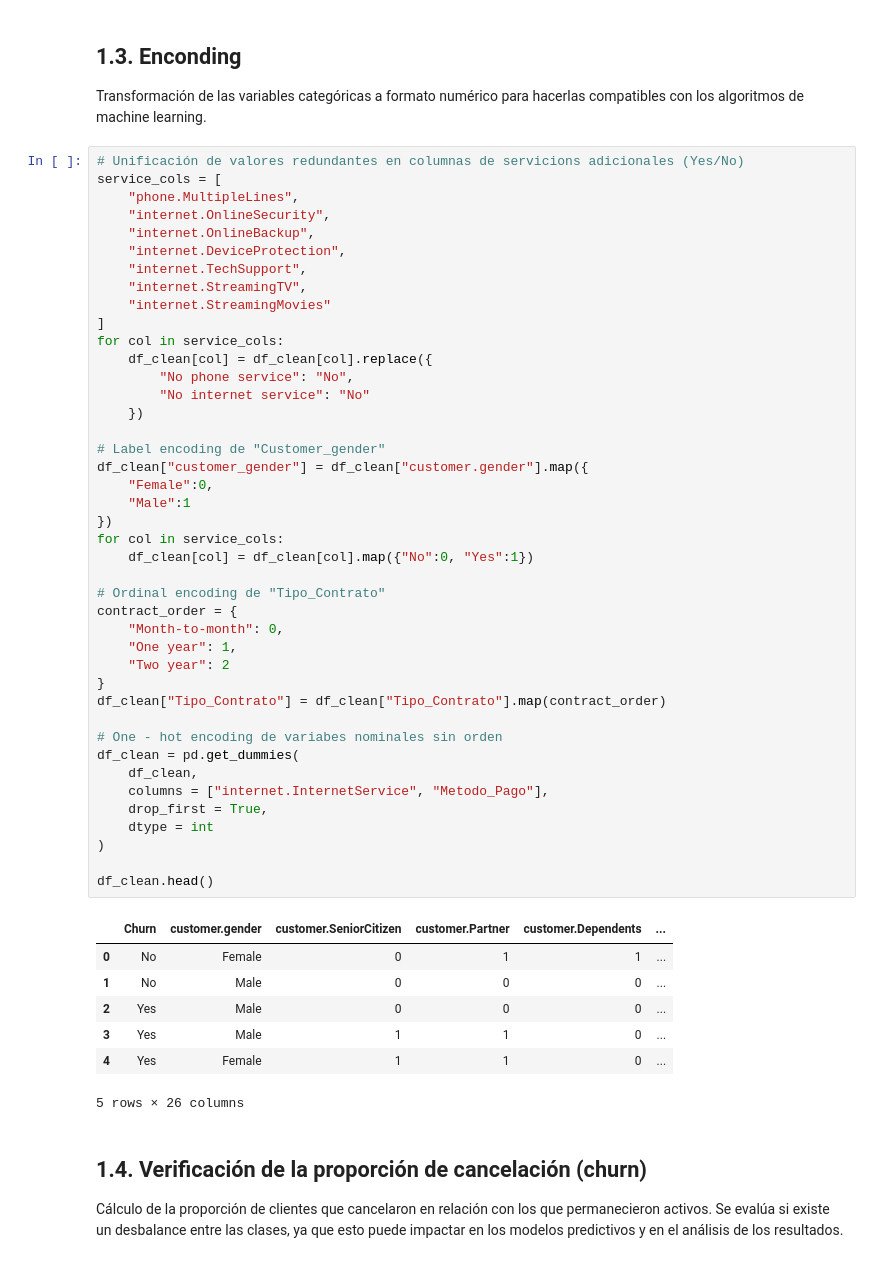
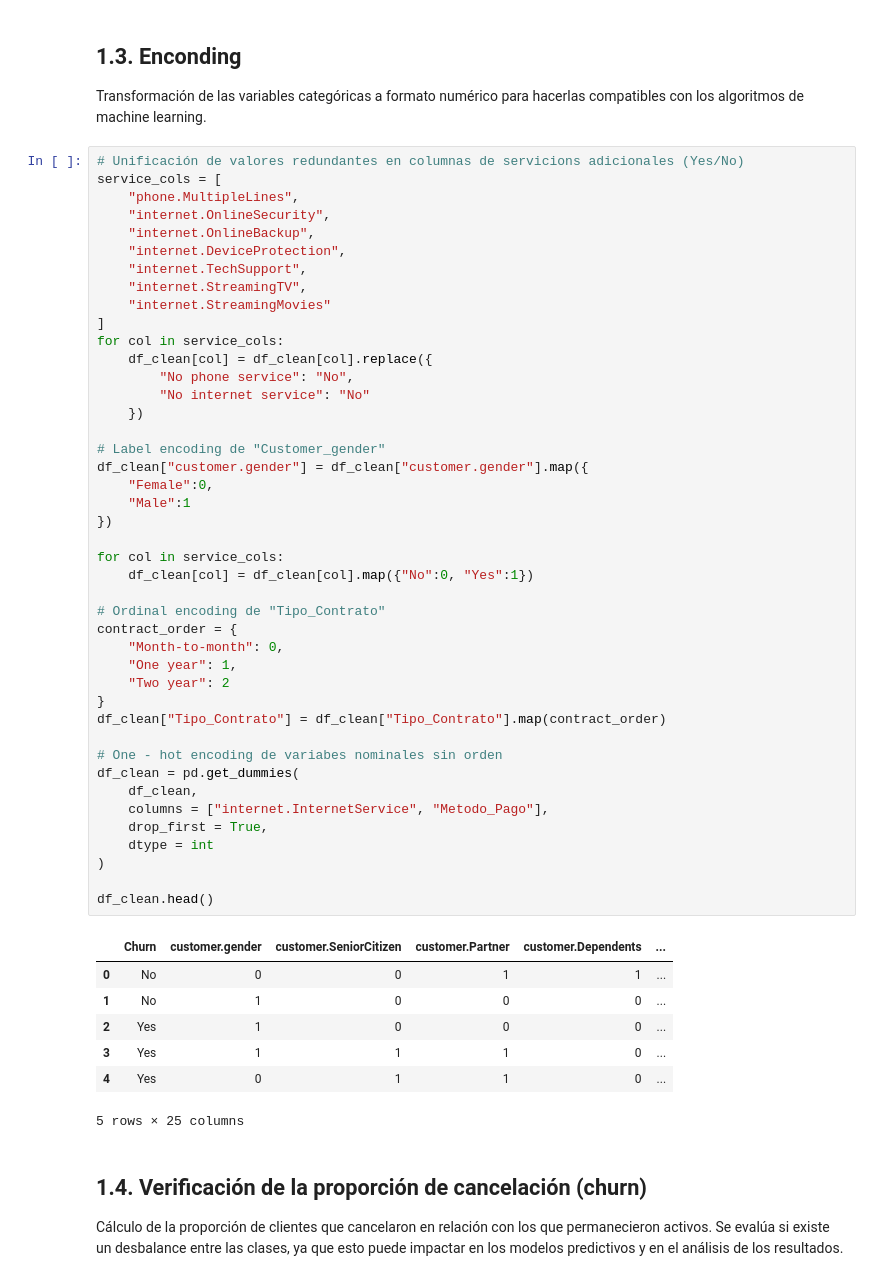
Before and after one commit to aaizaguirre/challenge_telecomX_analisis_evasion_clientes, a Jupyter notebook: telecomX_latam.ipynb, the cells around one changed output. Drawn from its saved outputs; the diff is of its cells as text.

```diff
--- a/telecomX_latam.ipynb
+++ b/telecomX_latam.ipynb
@@ -104,40 +104,41 @@ for col in service_cols:
         "No phone service": "No",
         "No internet service": "No"
     })
 
 # Label encoding de "Customer_gender"
-df_clean["customer_gender"] = df_clean["customer.gender"].map({
+df_clean["customer.gender"] = df_clean["customer.gender"].map({
     "Female":0,
     "Male":1
 })
+
 for col in service_cols:
     df_clean[col] = df_clean[col].map({"No":0, "Yes":1})
 
 # Ordinal encoding de "Tipo_Contrato"
 contract_order = {
     "Month-to-month": 0,
     "One year": 1,
     "Two year": 2
 }
 df_clean["Tipo_Contrato"] = df_clean["Tipo_Contrato"].map(contract_order)
 
 # One - hot encoding de variabes nominales sin orden
 df_clean = pd.get_dummies(
     df_clean,
     columns = ["internet.InternetService", "Metodo_Pago"],
     drop_first = True,
     dtype = int
 )
 
 df_clean.head()
 # %% [output]
 |  | Churn | customer.gender | customer.SeniorCitizen | customer.Partner | customer.Dependents | ... |
-| 0 | No | Female | 0 | 1 | 1 | ... |
-| 1 | No | Male | 0 | 0 | 0 | ... |
-| 2 | Yes | Male | 0 | 0 | 0 | ... |
-| 3 | Yes | Male | 1 | 1 | 0 | ... |
-| 4 | Yes | Female | 1 | 1 | 0 | ... |
+| 0 | No | 0 | 0 | 1 | 1 | ... |
+| 1 | No | 1 | 0 | 0 | 0 | ... |
+| 2 | Yes | 1 | 0 | 0 | 0 | ... |
+| 3 | Yes | 1 | 1 | 1 | 0 | ... |
+| 4 | Yes | 0 | 1 | 1 | 0 | ... |
-5 rows × 26 columns
+5 rows × 25 columns
 # %% [markdown]
 ## 1.4. Verificación de la proporción de cancelación (churn)
 Cálculo de la proporción de clientes que cancelaron en relación con los que permanecieron activos. Se evalúa si existe un desbalance entre las clases, ya que esto puede impactar en los modelos predictivos y en el análisis de los resultados.
```
Also changed, not shown: parts of 17 cells of this notebook.
